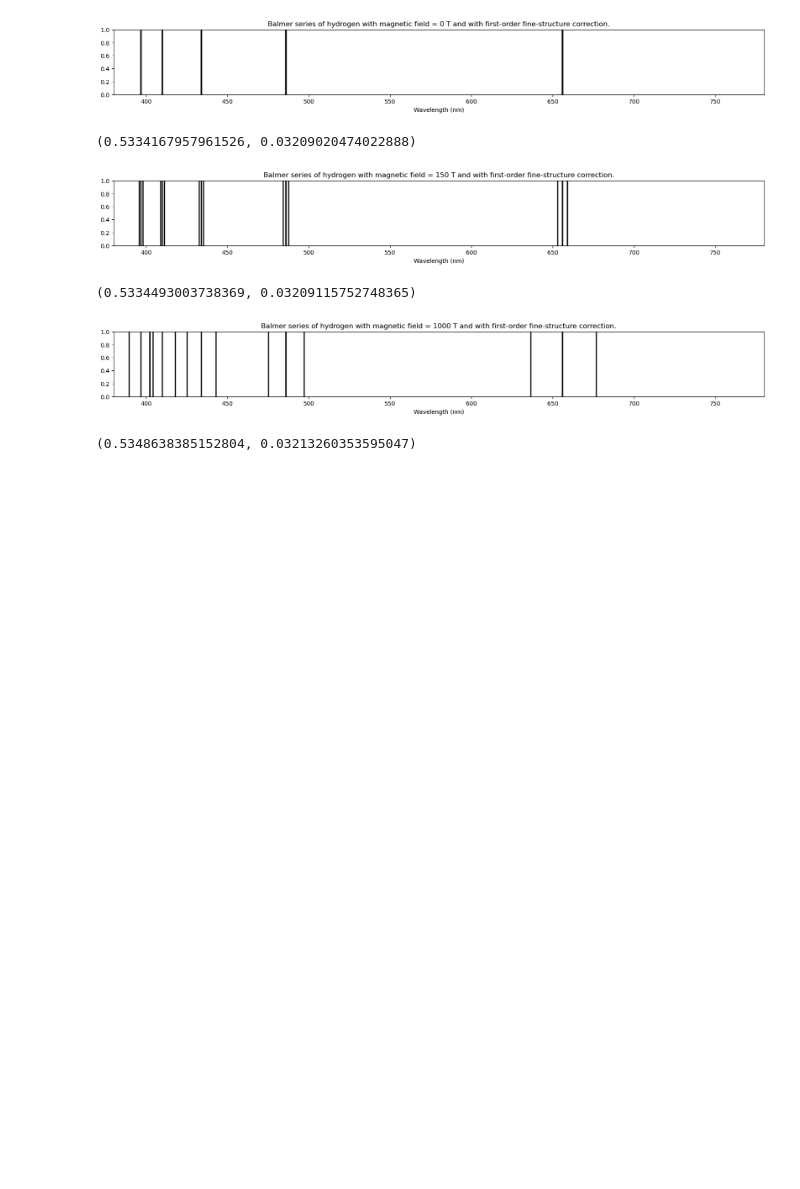
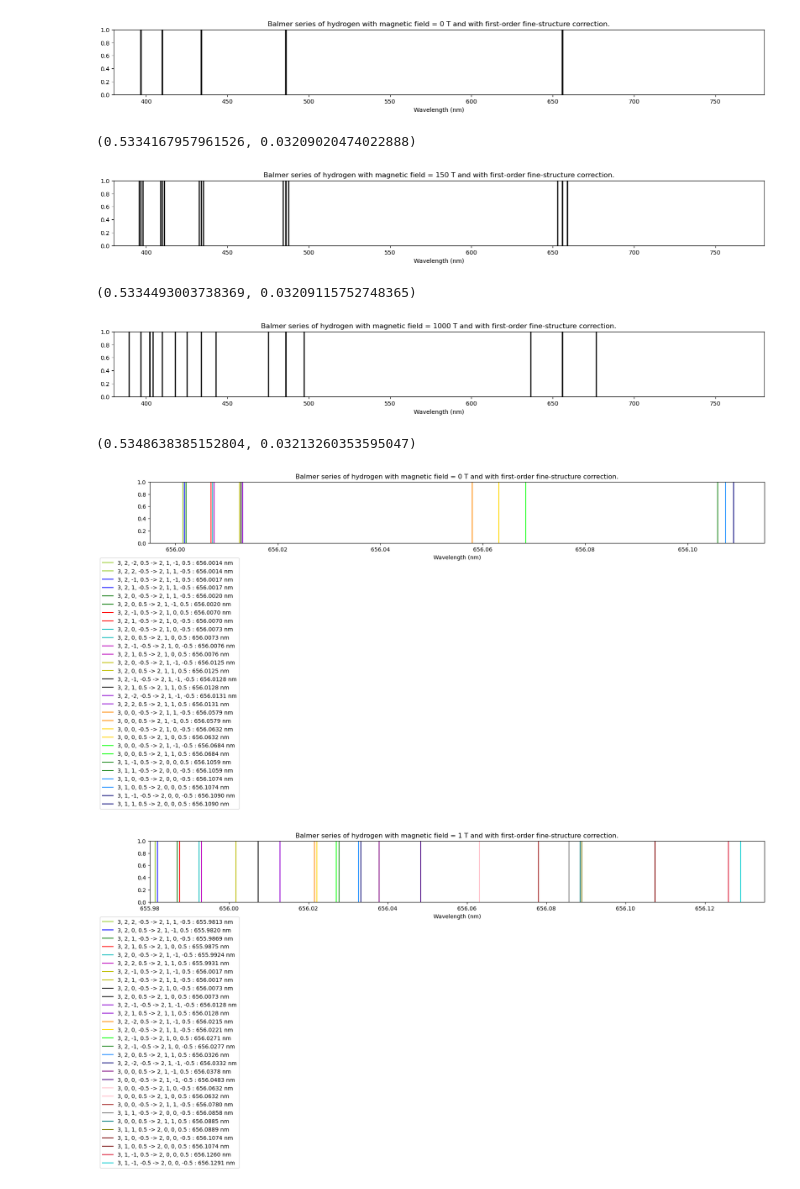
Before and after one commit to merreeves/3PA3-Project, a Jupyter notebook: notebook.ipynb, the cells around one changed output. Drawn from its saved outputs; the diff is of its cells as text; code cells hidden in the pictures; blank space fills up the shorter version.

```diff
--- a/notebook.ipynb
+++ b/notebook.ipynb
@@ -347,3 +359,71 @@ print(fine_structure_balmer_series(1000))
 (0.5334493003738369, 0.03209115752748365)
 [figure]
 (0.5348638385152804, 0.03213260353595047)
+# %%
+def visualization(wavelength_range, B):
+    """
+    Visualize how the n=3 -> n=2 transition changes with addition of a magnetic field and/or first-order fine-structure correction.
+
+    Parameters
+    ----------
+    wavelength_range : tuple
+        The range of the Balmer series to plot.
+    B : float
+        Magnetic field strength in Tesla.
+
+    Returns
+    -------
+    Plot of the Balmer series of hydrogen with first-order fine-structure correction.
+    """
+
+    # Sort the dictionary for easier code.
+    unsort = fine_structure_hydrogen_transitions(2, 3, B)
+    sort = dict(sorted(unsort.items(), key=lambda item: item[1]))
+
+    # Extract the wavelengths and transitions.
+    wavelengths = sort.values()
+    transitions = sort.keys()
+
+    # Define the colors for the plot.
+    colors = ['b', 'g', 'r', 'c', 'm', 'y', 'k', 'darkviolet', 'darkorange', 'gold', 'lime', 'forestgreen',
+              'dodgerblue', 'navy', 'purple', 'indigo', 'pink', 'brown', 'gray', 'teal', 'olive', 'maroon',
+              'crimson', 'mediumslateblue', 'darkturquoise', 'darkgoldenrod', 'darkslategray', 'yellowgreen']
+
+    # Setting-up the plot.
+    fig, axs = plt.subplots(figsize=(20, 2))
+    axs.set_xlim(wavelength_range)
+    axs.set_xlabel('Wavelength (nm)')
+    axs.set_title(f'Balmer series of hydrogen with magnetic field = {B} T and with first-order fine-structure correction.')
+
+    # Initialize the counter for the colors.
+    ctr = -1
+
+    # Plot the transitions.
+    for i in range(len(transitions)):
+
+        plt.axvline(list(wavelengths)[i], color=colors[ctr], label=f'{list(transitions)[i]} : {list(wavelengths)[i]:.4f} nm')
+        axs.legend(loc='best', bbox_to_anchor=(-0.35, -0.7, 0.5, 0.5))
+
+        # If two transitions are degenerate, colour them the same - this is a bit messy but it works.
+        if B == 0 and list(wavelengths)[i-1] == list(wavelengths)[i]:
+            ctr += 1
+
+        elif B != 0 and list(wavelengths)[i+1] != list(wavelengths)[i]:
+            ctr += 1
+            if ctr == 23:
+                plt.axvline(list(wavelengths)[-1], color=colors[24], label=f'{list(transitions)[-1]} : {list(wavelengths)[-1]:.4f} nm')
+                axs.legend(loc='best', bbox_to_anchor=(-0.35, -0.7, 0.5, 0.5))
+                break
+
+    plt.show()
+
+    return
+
+# Visualize the n=3 -> n=2 transition with no magnetic field and first-order fine-structure correction.
+visualization((655.995, 656.115), 0)
+
+# Visualize the n=3 -> n=2 transition with a magnetic field of 1 T and first-order fine-structure correction.
+visualization((655.98, 656.135), 1)
+# %% [output]
+[figure, added]
+[figure, added]
```
Also changed, not shown: parts of 3 cells of this notebook.
